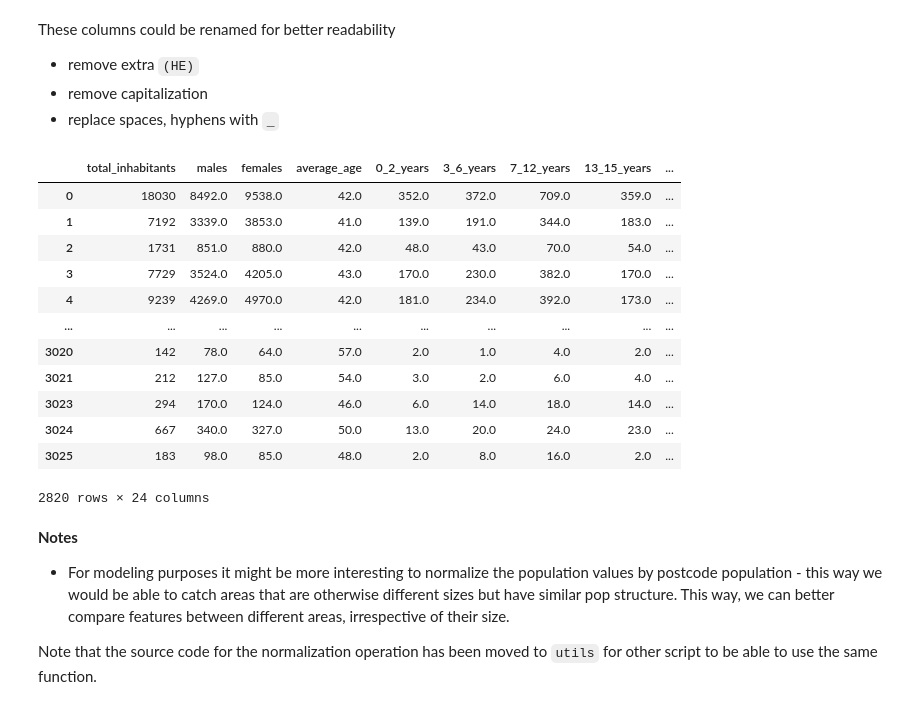
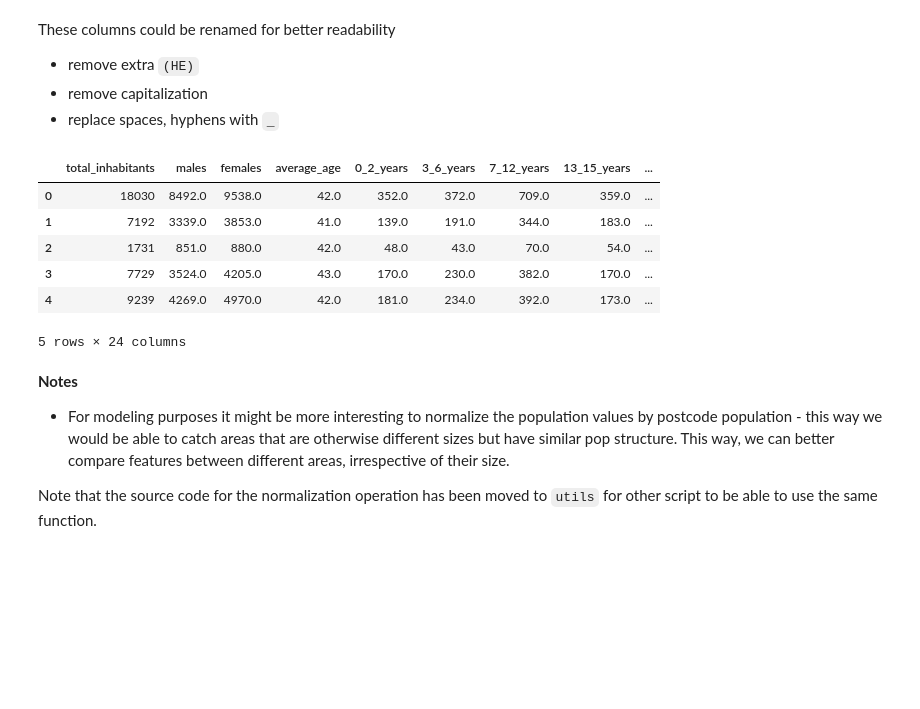
Before and after one commit to rasmussiljander/self-learning, a Jupyter notebook: postalcode_analysis/data_exploration/population.ipynb, the cells around one changed output. Saved outputs shown, nothing was run; the diff lists cells and outputs as text; code cells hidden in the pictures; blank space fills up the shorter version.

```diff
--- a/postalcode_analysis/data_exploration/population.ipynb
+++ b/postalcode_analysis/data_exploration/population.ipynb
@@ -17,6 +20,6 @@ sns.set_theme()
 # %%
 ROOT = Path(".").absolute().parent
 DATA = ROOT / "data"
-df = pd.read_csv(DATA / "paavo_2022.csv", skiprows=2, na_values=["..."])
-df.head()
+df = pd.read_csv(DATA / "paavo_2022.csv", na_values=["..."])
+df
 # %% [output]
@@ -120,8 +141,8 @@ df.to_csv(ROOT / "data/paavo_preclean.csv", index=False)
 The population-related features have `HE` in the colname
 # %%
 cols = df.columns
-pop_data = df[cols[cols.str.contains("(HE)")]]
-pop_data
+pop_data = df[cols[cols.str.contains("(HE)", regex=False)]]
+pop_data.head()
 # %% [output]
 |  | Inhabitants, total (HE) | Males (HE) | Females (HE) | Average age of inhabitants (HE) | -2 years (HE) | 3-6 years (HE) | ... |
 | 0 | 18030 | 8492.0 | 9538.0 | 42.0 | 352.0 | 372.0 | ... |
@@ -147,54 +162,42 @@ pop_colnames_to = [
     "males",
     "females",
     "average_age",
-    "-2 years (HE)",
+    "0-2 years (HE)",
     "3-6 years (HE)",
     "7-12 years (HE)",
     "13-15 years (HE)",
     "16-17 years (HE)",
     "18-19 years (HE)",
-    "-24 years (HE)",
-    "5-29 years (HE)",
+    "20-24 years (HE)",
+    "25-29 years (HE)",
     "30-34 years (HE)",
     "35-39 years (HE)",
     "40-44 years (HE)",
     "45-49 years (HE)",
     "50-54 years (HE)",
     "55-59 years (HE)",
     "60-64 years (HE)",
     "65-69 years (HE)",
     "70-74 years (HE)",
     "75-79 years (HE)",
     "80-84 years (HE)",
-    "85 years or over (HE)",
+    "85_plus",
 ]
 
 pop_colnames_to = [s.replace(" (HE)", "") for s in pop_colnames_to]
 pop_colnames_to = [s.replace("-", "_") for s in pop_colnames_to]
 pop_colnames_to = [s.replace(" ", "_") for s in pop_colnames_to]
 
-pop_colnames_to[4] = "0_2_years"
-pop_colnames_to[10] = "20_24_years"
-pop_colnames_to[11] = "25_29_years"
-pop_colnames_to[-1] = "85_plus"
-pop_colnames_to
-
 pop_data = pop_data.rename(columns=dict(zip(pop_data.columns, pop_colnames_to)))
-pop_data
+pop_data.head()
 # %% [output]
 |  | total_inhabitants | males | females | average_age | 0_2_years | 3_6_years | 7_12_years | 13_15_years | ... |
 | 0 | 18030 | 8492.0 | 9538.0 | 42.0 | 352.0 | 372.0 | 709.0 | 359.0 | ... |
 | 1 | 7192 | 3339.0 | 3853.0 | 41.0 | 139.0 | 191.0 | 344.0 | 183.0 | ... |
 | 2 | 1731 | 851.0 | 880.0 | 42.0 | 48.0 | 43.0 | 70.0 | 54.0 | ... |
 | 3 | 7729 | 3524.0 | 4205.0 | 43.0 | 170.0 | 230.0 | 382.0 | 170.0 | ... |
 | 4 | 9239 | 4269.0 | 4970.0 | 42.0 | 181.0 | 234.0 | 392.0 | 173.0 | ... |
-| ... | ... | ... | ... | ... | ... | ... | ... | ... | ... |
-| 3020 | 142 | 78.0 | 64.0 | 57.0 | 2.0 | 1.0 | 4.0 | 2.0 | ... |
-| 3021 | 212 | 127.0 | 85.0 | 54.0 | 3.0 | 2.0 | 6.0 | 4.0 | ... |
-| 3023 | 294 | 170.0 | 124.0 | 46.0 | 6.0 | 14.0 | 18.0 | 14.0 | ... |
-| 3024 | 667 | 340.0 | 327.0 | 50.0 | 13.0 | 20.0 | 24.0 | 23.0 | ... |
-| 3025 | 183 | 98.0 | 85.0 | 48.0 | 2.0 | 8.0 | 16.0 | 2.0 | ... |
-2820 rows × 24 columns
+5 rows × 24 columns
 # %% [markdown]
 **Notes**
 
```
Also changed, not shown: parts of 40 cells of this notebook.
